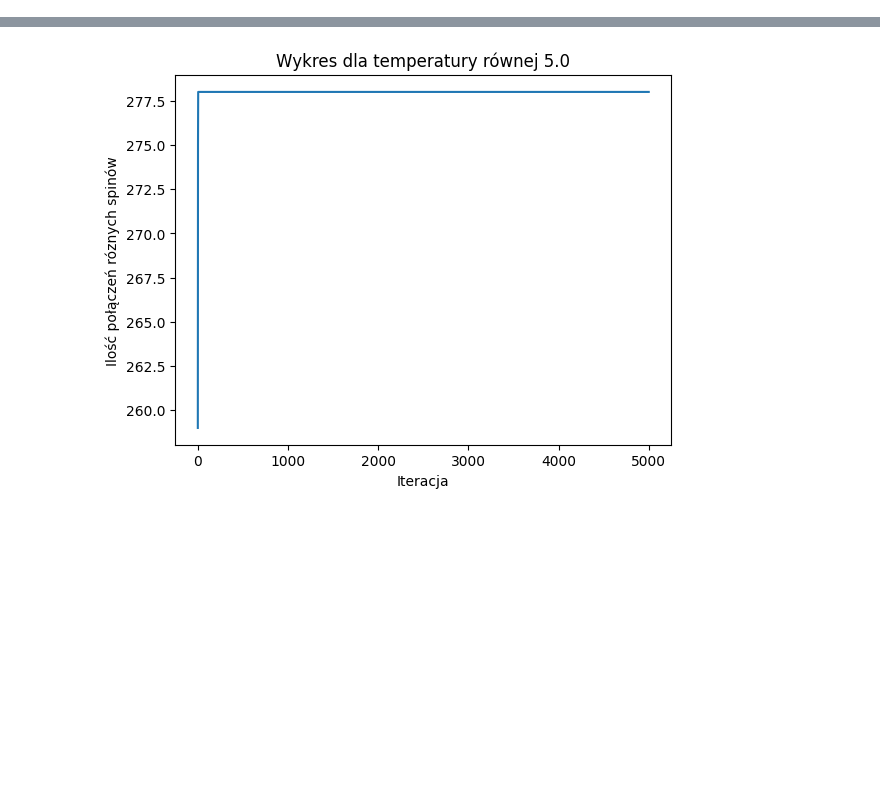
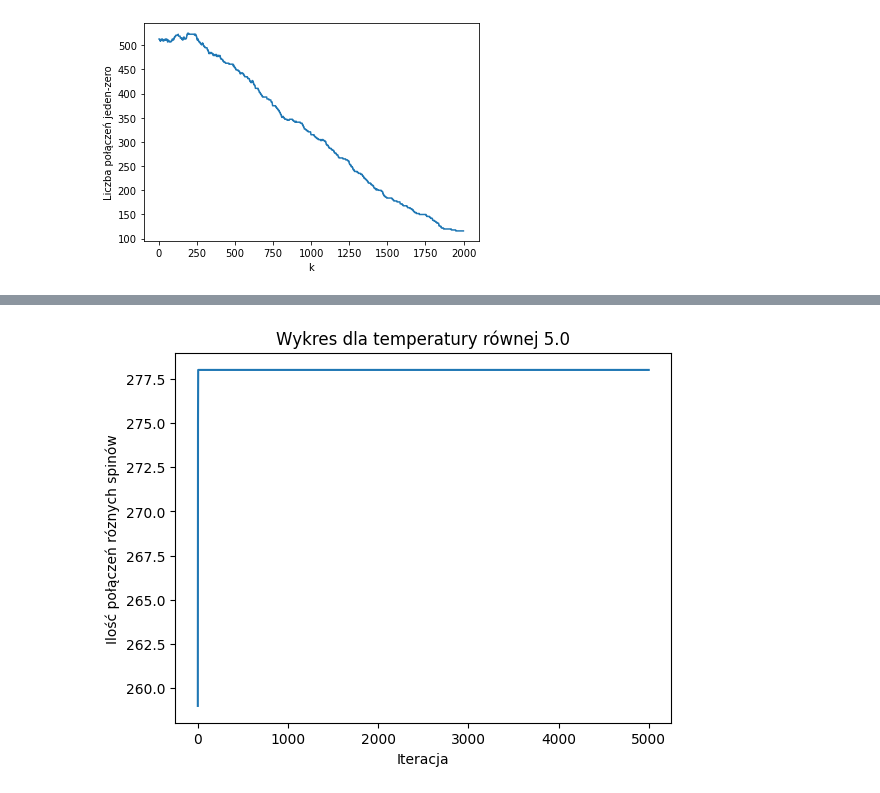
Before and after one commit to JakubJaroszewski/Wiekszosciowe_modele_dynamiki_opinii, a Jupyter notebook: lab_agent.ipynb, the cells around one changed output, grey strips where cells are left out. Drawn from its saved outputs; the diff is of its cells as text; code cells hidden in the pictures; blank space fills up the shorter version.

```diff
--- a/lab_agent.ipynb
+++ b/lab_agent.ipynb
@@ -35,10 +37,33 @@ print(jeden,zero)
+# %%
+# łańcuch
+G = nx.Graph()
+jeden=0
+zero=0
+z_one=[]
+delta=5
+
+# dodaje 1000 wezlow
+G.add_nodes_from(range(1000))
+
+for i in G.nodes:
+    value=rnd.randrange(0, 2, 1)
+    nx.set_node_attributes(G, {i: value}, name="Value")
+    d=G.nodes[i]["Value"]
+    if(d==1):
+        color_map.append('green')
+        jeden=jeden+1
+    else:
+        color_map.append('red')
+        zero=zero+1
+
+print(jeden,zero)
 # %%
 #wiekszosciowy
 delta=5
 color_map1=[]
 zero_one= []
 
-for k in range(100):
+for k in range(2000):
 
     randomy=delta*[None]
     for i in range(delta):
@@ -60,37 +85,39 @@ for k in range(100):
         else:
             nx.set_node_attributes(G, {i: 0}, name="Value2")
             nx.set_node_attributes(G, {i: 0}, name="Value")
         dd=G.nodes[i]["Value2"]
         if(jeden>90 or zero>90):
             break
         elif(dd != d and dd==0):
             jeden=jeden-1
             zero=zero+1
         elif (dd != d and dd==1):
            jeden=jeden+1
            zero=zero-1
     count = 0
-    for edge in G.edges:
-        if (G.nodes[edge[0]]["Value"] != G.nodes[edge[1]]["Value"]):
+    for i in range(999):
+        if (G.nodes[i]["Value"] != G.nodes[i+1]["Value"]):
             count += 1
 
-    print(zero_one)
+  #  print(zero_one)
 
     zero_one.append(count)
   #  print(jeden,zero)
     delta+=5
 for r in range(jeden):
     color_map1.append('green')
 for k in range(zero):
     color_map1.append('red')
 #nx.draw(G,node_color=color_map1)
 
 
 # wykres
-plt.plot(range(100), zero_one)
+plt.plot(range(2000), zero_one)
 plt.xlabel("k")
 plt.ylabel("Liczba połączeń jeden-zero")
 plt.show()
+# %% [output]
+[figure, added]
 # %%
 #głosującego
 
```
Also changed, not shown: parts of 2 cells of this notebook.
